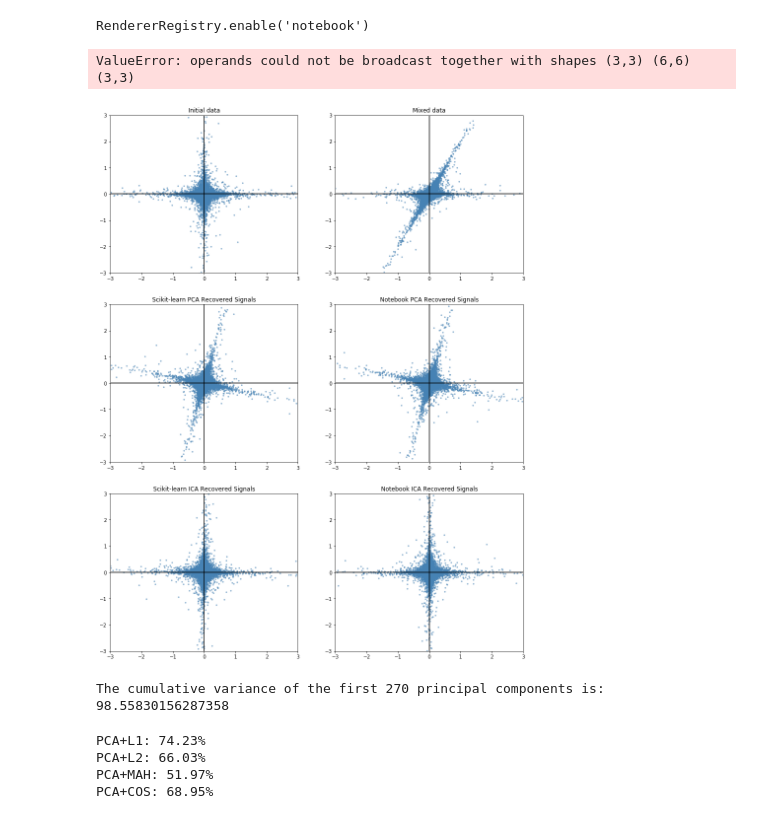
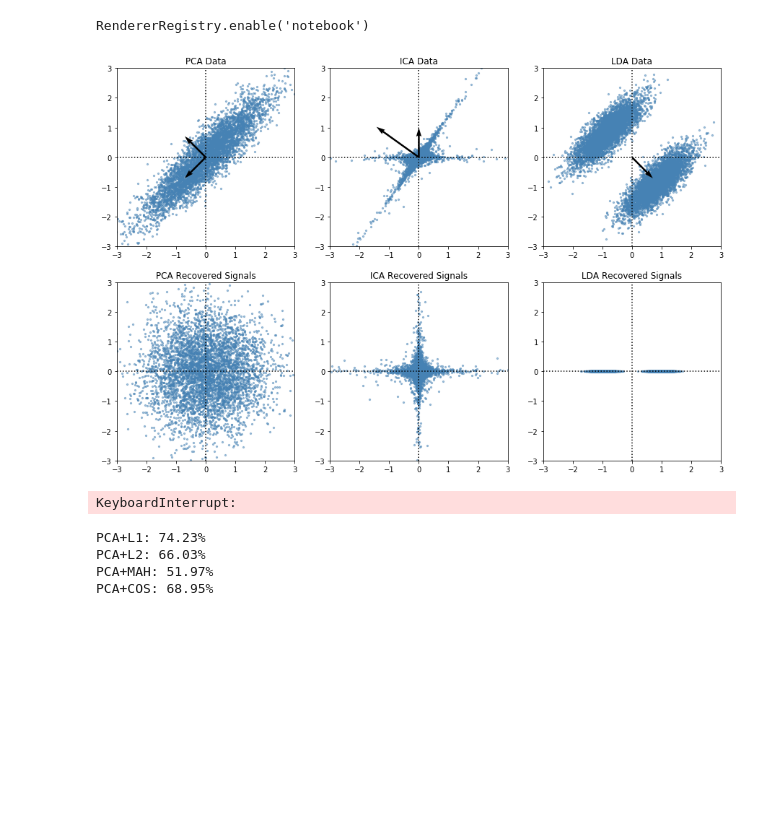
Before and after one commit to mideaconu/face-recognition, a Jupyter notebook: comparative-FERET-study.ipynb, the cells around one changed output. Cells and saved outputs as stored; diff of their text form; code cells hidden in the pictures; blank space fills up the shorter version.

```diff
--- a/comparative-FERET-study.ipynb
+++ b/comparative-FERET-study.ipynb
@@ -47,21 +46,25 @@ def order_eigenpairs(eigval, eigvec):
     eigvec = np.array([elem.real for _,elem in eigpairs])
     return eigval, eigvec
 
+# Compute eigenvectors and eigenvalues in descending order of eigenvalue
+def ordered_eig(X):
+    eigval, eigvec, = np.linalg.eig(X)
+    return order_eigenpairs(eigval, eigvec)
+
 # Print cumulative variance of the first n eigenvalues
 def cum_var(eigval, n_eigvals):
     print("The cumulative variance of the first " + str(n_eigvals) + " principal components is: " + str(np.sum(eigval[:n_eigvals]) / np.sum(eigval) * 100))
 
 # Perform Principal Component Analysis
-def get_principal_components(X, n_components, print_var): # data(n_samples, n_features)
+def PCA(X, n_components, print_var): # data(n_samples, n_features)
     X = X.T
     # Compute eigenvalues and eigenvectors of covariance matrix
-    eigval, eigvec, = np.linalg.eig(np.cov(X))
-    eigval, eigvec = order_eigenpairs(eigval, eigvec)
+    eigval, eigvec = ordered_eig(np.cov(X))
     if print_var:
         cum_var(eigval, n_components)
     # Compute the Principal Component space
-    pcspace = eigvec[:n_components].T
-    return pcspace
+    PC = eigvec[:n_components].T
+    return PC
 # %%
 # Kurtosis funtion
 def g(u):
@@ -87,21 +90,15 @@ def compute_unit(X, W):
     return w
 
 # Perform Independent Component Analysis 1
-def get_independent_components1(X, n_components):
-    X = X.T
+def ICA1(X, n_components):
+    pass
+
+# Perform Independent Component Analysis 2
+def ICA2(X, n_components):
     X, K = whiten(X)
     W = []
     for i in range(n_components):
         w = compute_unit(X, W)
         W.append(w)
     return np.array(W) @ K
-
-# Perform Independent Component Analysis 2
-def get_independent_components2(X, n_components):
-    X, K = whiten(X)
-    W = []
-    for i in range(n_components):
-        w = compute_unit(X, W)
-        W.append(w)
-    return np.array(W) @ K
 # %%
@@ -134,8 +138,3 @@ def LDA(X, y):
-# %%
-X = np.array([[1, 2, 3], [4, 7, 6], [1, 6, 1], [2, 5, 6]]); y=["a", "b", "a", "b"]
-LDA(X, y)
-# %% [output]
-ValueError: operands could not be broadcast together with shapes (3,3) (6,6) (3,3)
 # %%
 # Calculate the performance of an algorithms wrt a measure
 def performance(nn, X_pr, y_pr, X_gal, y_gal, rank):
@@ -214,7 +207,7 @@ def dummy_test():
-# %%
-dummy_test()
-# %% [output]
-[figure, removed]
+# %%
+algorithm_test()
+# %% [output]
+[figure, added]
 # %%
 # Import training images
 X, y = read_images("training_set")
@@ -227,7 +220,7 @@ X = X @ PC
 #IC1 = get_independent_components1(X, 270)
 IC2 = get_independent_components2(X, 270)
 # %% [output]
-The cumulative variance of the first 270 principal components is: 98.55830156287358
+KeyboardInterrupt:
 # %%
 # Import gallery images
 X_gal, y_gal = read_images("gallery")
```
Also changed, not shown: parts of 3 cells of this notebook.
